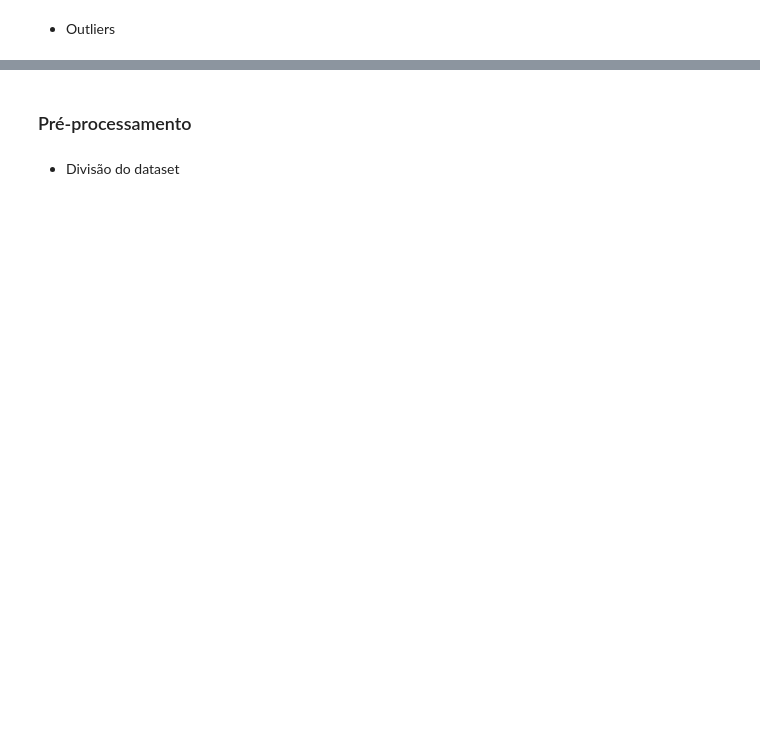
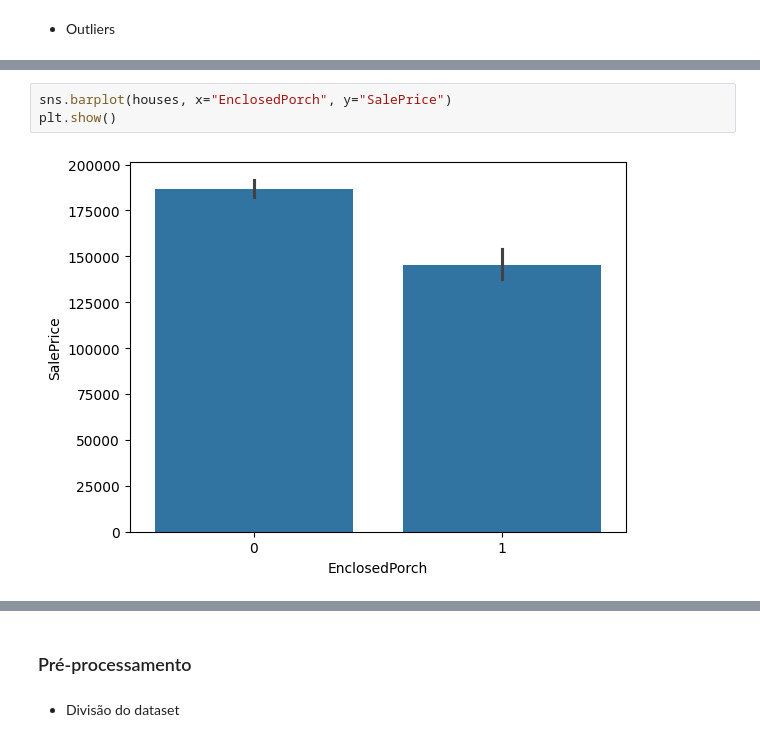
Before and after one commit to FranciscoPGuimaraes/house-prices-advanced-regression-techniques, a Jupyter notebook: notebook.ipynb, the cells around one changed output, grey strips where cells are left out. Saved outputs shown, nothing was run; the diff lists cells and outputs as text; blank space fills up the shorter version.

```diff
--- a/notebook.ipynb
+++ b/notebook.ipynb
@@ -218,0 +210,5 @@ As colunas ScreenPorch e EnclosedPorch tem na maioria valores nulos, para melhor
+# %%
+sns.barplot(houses, x="EnclosedPorch", y="SalePrice")
+plt.show()
+# %% [output]
+[figure, added]
```
Also changed, not shown: parts of 57 cells of this notebook, 2 other files.
